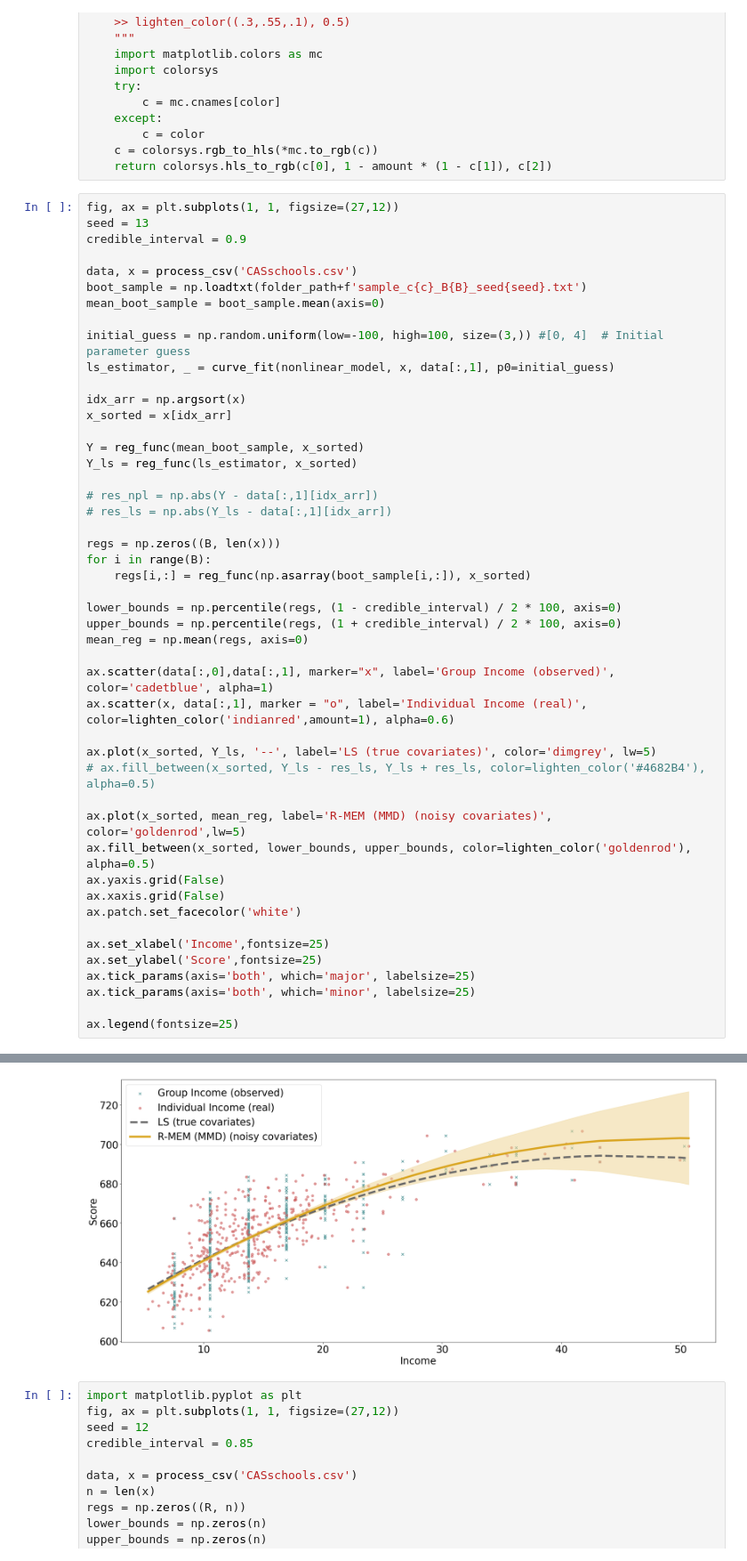
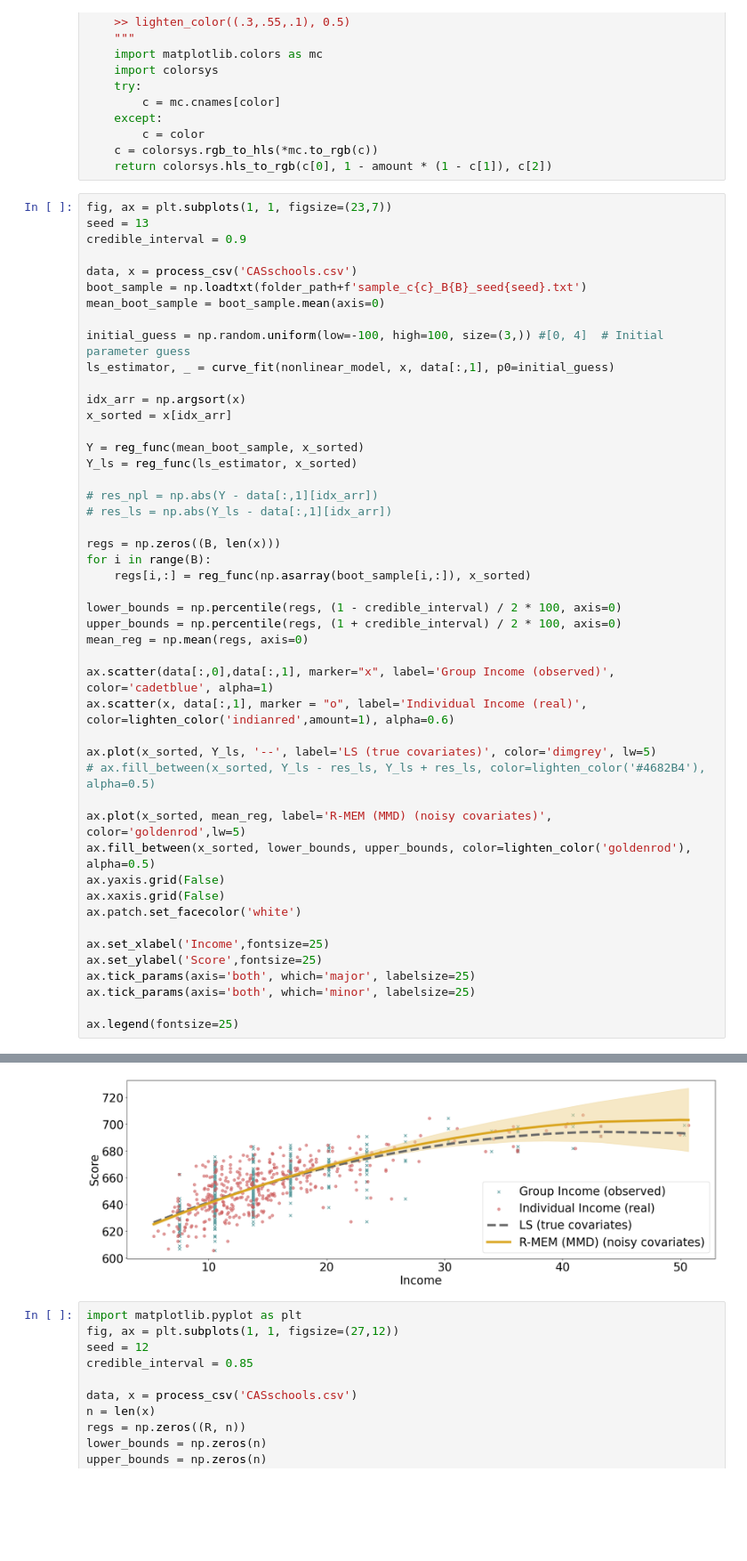
Before and after one commit to haritadell/me-models, a Jupyter notebook: notebook_cas.ipynb, the cells around one changed output, grey strips where cells are left out. Shown at 89% size. Drawn from its saved outputs; the diff is of its cells as text; blank space fills up the shorter version.

```diff
--- a/notebook_cas.ipynb
+++ b/notebook_cas.ipynb
@@ -92,7 +92,7 @@ def lighten_color(color, amount=0.5):
     c = colorsys.rgb_to_hls(*mc.to_rgb(c))
     return colorsys.hls_to_rgb(c[0], 1 - amount * (1 - c[1]), c[2])
 # %%
-fig, ax = plt.subplots(1, 1, figsize=(27,12))
+fig, ax = plt.subplots(1, 1, figsize=(23,7))
 seed = 13
 credible_interval = 0.9
 
@@ -113,34 +113,34 @@ Y_ls = reg_func(ls_estimator, x_sorted)
 # res_ls = np.abs(Y_ls - data[:,1][idx_arr])
 
 regs = np.zeros((B, len(x)))
 for i in range(B):
     regs[i,:] = reg_func(np.asarray(boot_sample[i,:]), x_sorted)
 
 lower_bounds = np.percentile(regs, (1 - credible_interval) / 2 * 100, axis=0)
 upper_bounds = np.percentile(regs, (1 + credible_interval) / 2 * 100, axis=0)
 mean_reg = np.mean(regs, axis=0)
 
 ax.scatter(data[:,0],data[:,1], marker="x", label='Group Income (observed)', color='cadetblue', alpha=1)
 ax.scatter(x, data[:,1], marker = "o", label='Individual Income (real)', color=lighten_color('indianred',amount=1), alpha=0.6)
 
 ax.plot(x_sorted, Y_ls, '--', label='LS (true covariates)', color='dimgrey', lw=5)
 # ax.fill_between(x_sorted, Y_ls - res_ls, Y_ls + res_ls, color=lighten_color('#4682B4'), alpha=0.5)
 
 ax.plot(x_sorted, mean_reg, label='R-MEM (MMD) (noisy covariates)', color='goldenrod',lw=5)
 ax.fill_between(x_sorted, lower_bounds, upper_bounds, color=lighten_color('goldenrod'), alpha=0.5)
 ax.yaxis.grid(False)
 ax.xaxis.grid(False)
 ax.patch.set_facecolor('white')
 
 ax.set_xlabel('Income',fontsize=25)
 ax.set_ylabel('Score',fontsize=25)
 ax.tick_params(axis='both', which='major', labelsize=25)
 ax.tick_params(axis='both', which='minor', labelsize=25)
 
 ax.legend(fontsize=25)
 # %% [output]
 <matplotlib.legend.Legend at 0x...>
-[figure, old version]
+[figure, new version]
 # %%
 import matplotlib.pyplot as plt
 fig, ax = plt.subplots(1, 1, figsize=(27,12))
```
Also changed, not shown: parts of 1 cell of this notebook, 1 other file.
